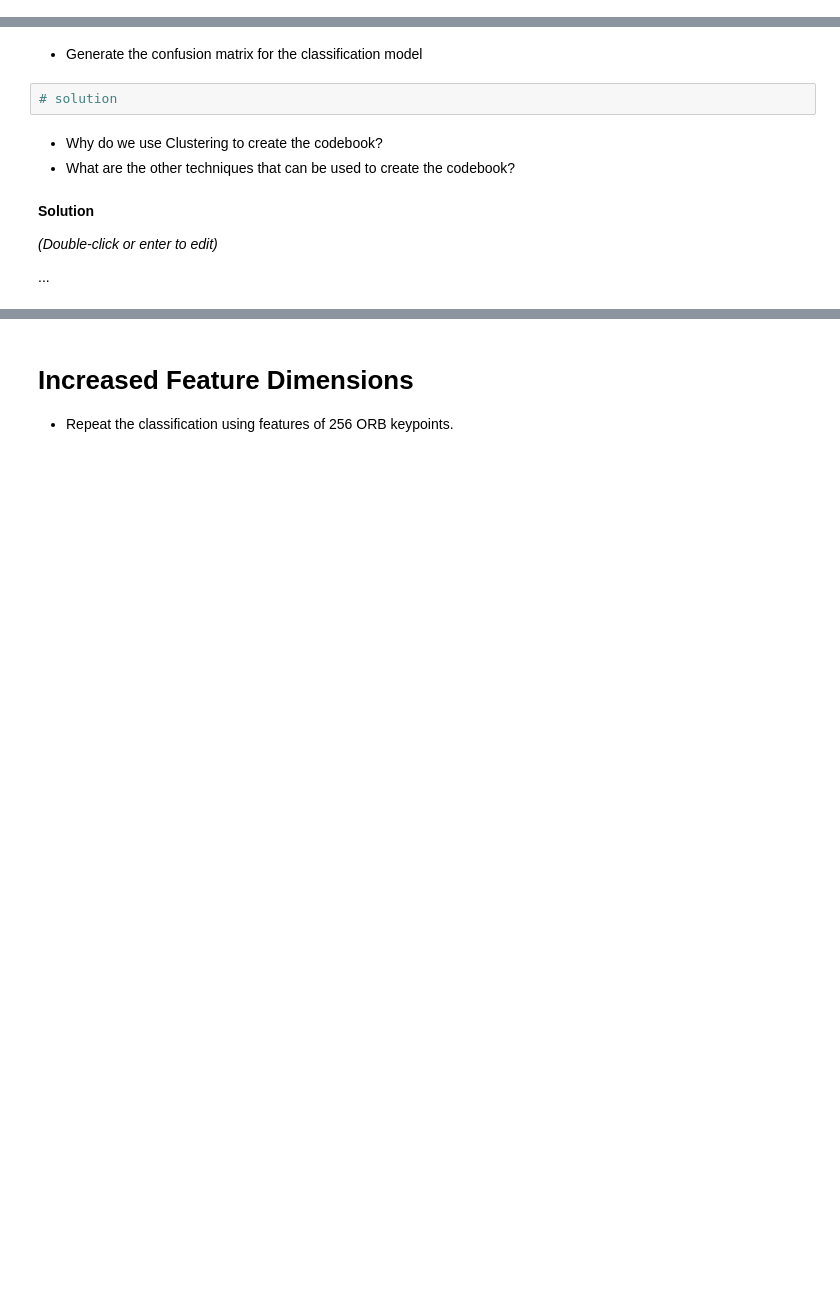
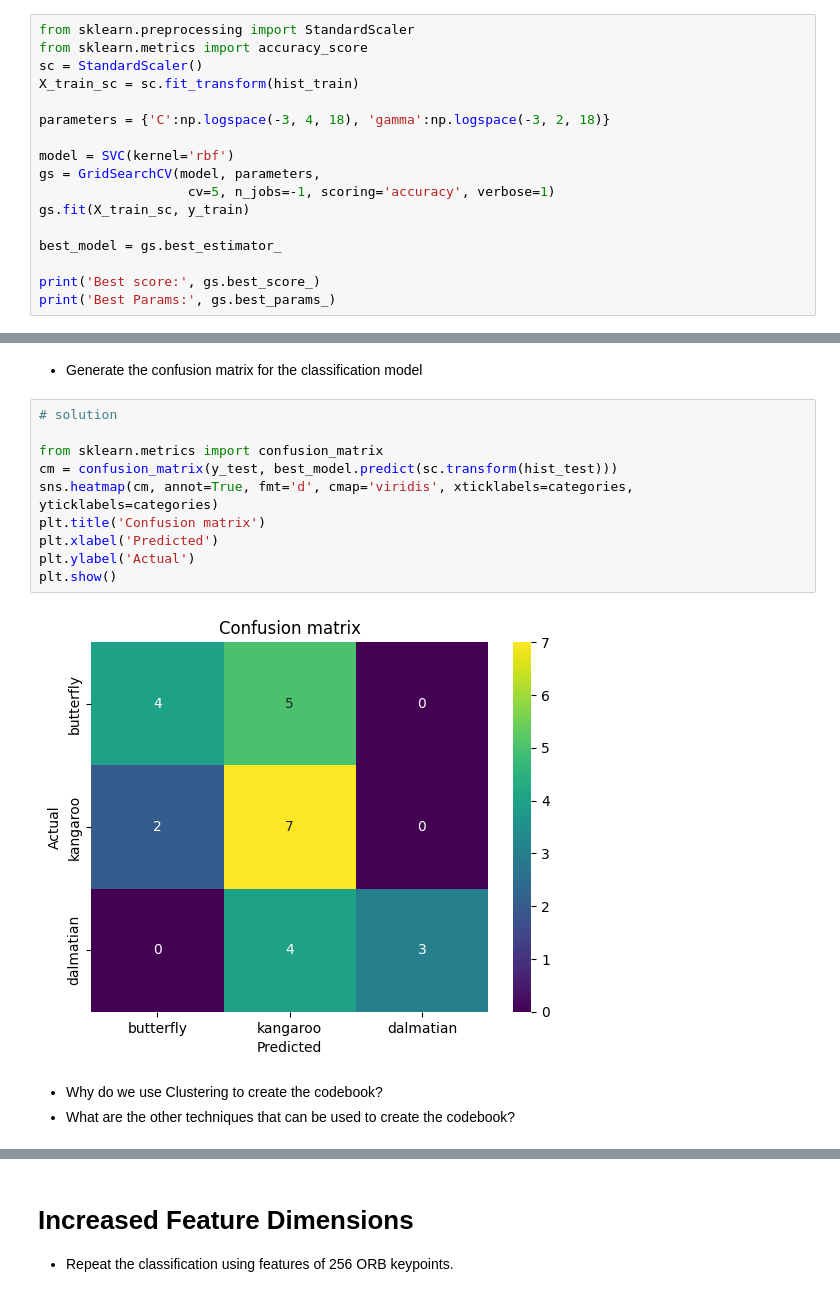
Before and after one commit to BecTome/UPC_MasterArtificialIntelligence, a Jupyter notebook: CV/Labs/P07_1_bag_of_words/p7_1_image_classification_using_BoVW.ipynb, the cells around one changed output, grey strips where cells are left out. Cells and saved outputs as stored; diff of their text form; blank space fills up the shorter version.

```diff
--- a/CV/Labs/P07_1_bag_of_words/p7_1_image_classification_using_BoVW.ipynb
+++ b/CV/Labs/P07_1_bag_of_words/p7_1_image_classification_using_BoVW.ipynb
@@ -214,0 +214,17 @@ from sklearn.model_selection import GridSearchCV
+# %%
+from sklearn.preprocessing import StandardScaler
+from sklearn.metrics import accuracy_score
+sc = StandardScaler()
+X_train_sc = sc.fit_transform(hist_train)
+
+parameters = {'C':np.logspace(-3, 4, 18), 'gamma':np.logspace(-3, 2, 18)}
+
+model = SVC(kernel='rbf')
+gs = GridSearchCV(model, parameters,
+                   cv=5, n_jobs=-1, scoring='accuracy', verbose=1)
+gs.fit(X_train_sc, y_train)
+
+best_model = gs.best_estimator_
+
+print('Best score:', gs.best_score_)
+print('Best Params:', gs.best_params_)
@@ -227,13 +276,17 @@ from sklearn.model_selection import GridSearchCV
 # %% [markdown]
 *   Generate the confusion matrix for the classification model
-# %%
-# solution
+# %%
+# solution
+
+from sklearn.metrics import confusion_matrix
+cm = confusion_matrix(y_test, best_model.predict(sc.transform(hist_test)))
+sns.heatmap(cm, annot=True, fmt='d', cmap='viridis', xticklabels=categories, yticklabels=categories)
+plt.title('Confusion matrix')
+plt.xlabel('Predicted')
+plt.ylabel('Actual')
+plt.show()
+# %% [output]
+[figure, added]
 # %% [markdown]
 *   Why do we use Clustering to create the codebook?
 *   What are the other techniques that can be used to create the codebook?
-# %% [markdown]
-**Solution**
-
-*(Double-click or enter to edit)*
-
-...
```
Also changed, not shown: parts of 29 cells of this notebook, 1 other file.
